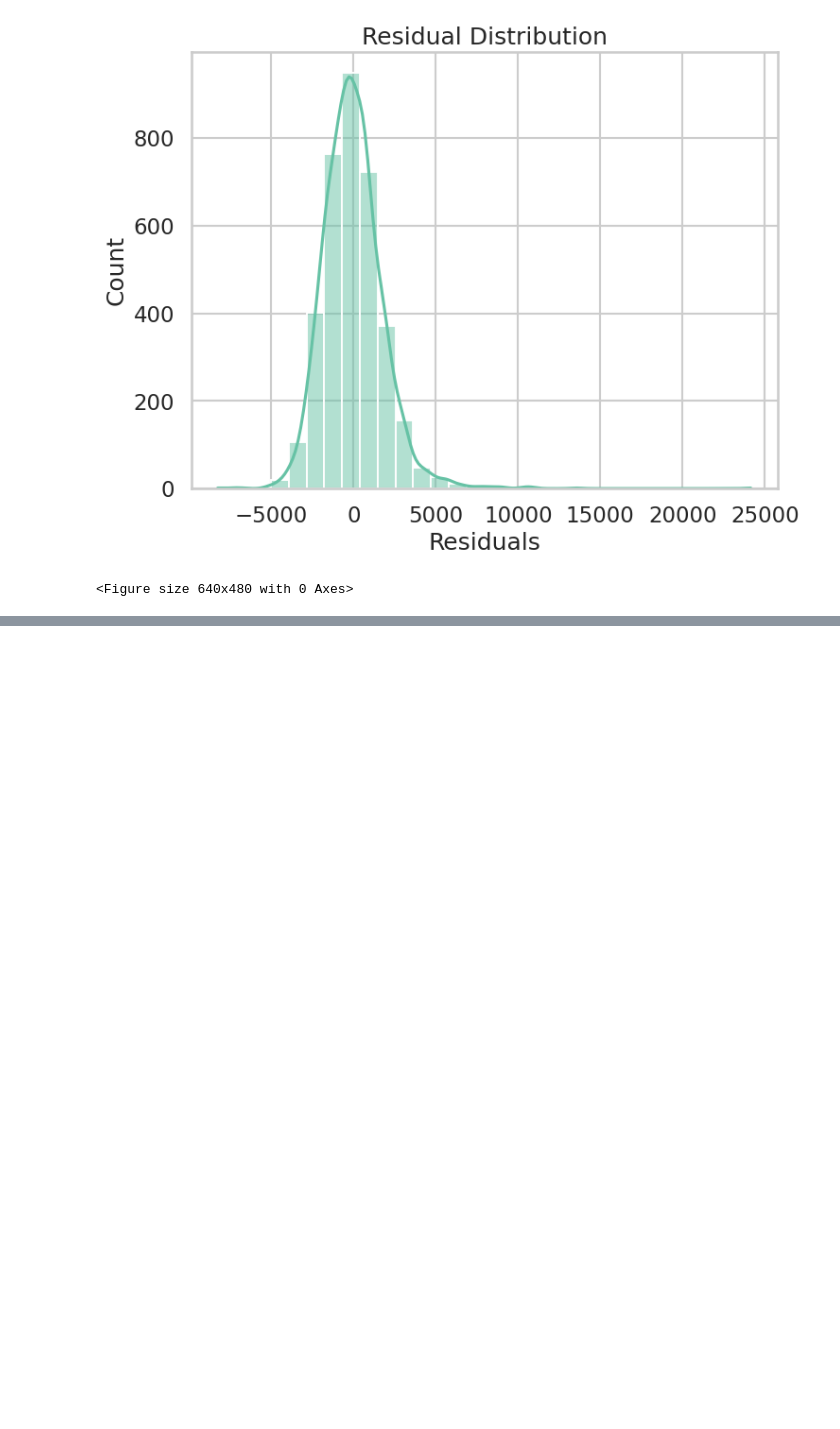
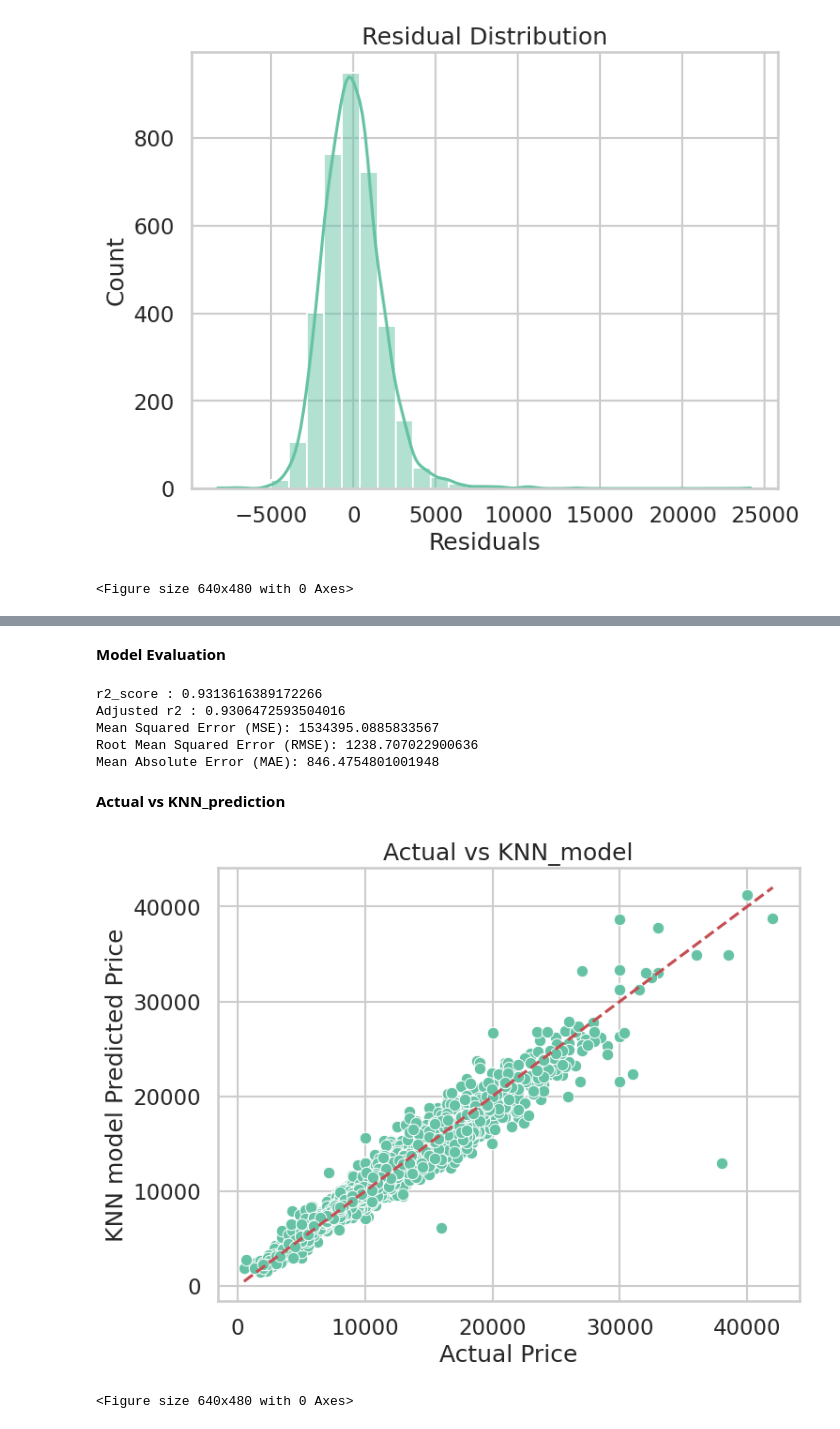
Before and after one commit to code-with-ayyan/Practice-Projects, a Jupyter notebook: Ford-car-price-prediction/ford.ipynb, the cells around one changed output, grey strips where cells are left out. Saved outputs shown, nothing was run; the diff lists cells and outputs as text; code cells hidden in the pictures; blank space fills up the shorter version.

```diff
--- a/Ford-car-price-prediction/ford.ipynb
+++ b/Ford-car-price-prediction/ford.ipynb
@@ -510,0 +502,6 @@ Overall, this project demonstrates a complete machine learning workflow, includi
+# %%
+from sklearn.neighbors import KNeighborsRegressor
+
+KNN_model = KNeighborsRegressor()
+# %%
+KNN_model.fit(X_train,y_train)
@@ -510,0 +510,2 @@ Overall, this project demonstrates a complete machine learning workflow, includi
+# %%
+KNN_prediction = KNN_model.predict(X_test)
@@ -510,0 +533,46 @@ Overall, this project demonstrates a complete machine learning workflow, includi
+# %% [markdown]
+**Model Evaluation**
+# %%
+KNN_model_r2 = r2_score(y_test,KNN_prediction)
+
+KNN_model_adjusted_r2 = 1 - (1 - KNN_model_r2) * (len(y_test) - 1) / (len(y_test) - X_test.shape[1] - 1)
+
+KNN_model_mse = mean_squared_error(y_test, KNN_prediction)
+
+KNN_model_rmse = np.sqrt(KNN_model_mse)
+
+KNN_model_mae = mean_absolute_error(y_test, KNN_prediction)
+
+print(f"r2_score : {KNN_model_r2}")
+
+print(f"Adjusted r2 : {KNN_model_adjusted_r2}")
+
+print(f"Mean Squared Error (MSE): {KNN_model_mse}")
+
+print(f"Root Mean Squared Error (RMSE): {KNN_model_rmse}")
+
+print(f"Mean Absolute Error (MAE): {KNN_model_mae}")
+# %% [output]
+r2_score : 0.9313616389172266
+Adjusted r2 : 0.9306472593504016
+Mean Squared Error (MSE): 1534395.0885833567
+Root Mean Squared Error (RMSE): 1238.707022900636
+Mean Absolute Error (MAE): 846.4754801001948
+# %% [markdown]
+**Actual vs KNN_prediction**
+# %%
+plt.figure(figsize=(8, 6))
+sns.scatterplot(x=y_test, y=KNN_prediction)
+plt.xlabel('Actual Price')
+plt.ylabel('KNN model Predicted Price')
+plt.title('Actual vs KNN_model')
+plt.plot(
+    [y_test.min(), y_test.max()],
+    [y_test.min(), y_test.max()],
+    'r--'
+)
+plt.show()
+plt.savefig('actual_vs_KNN_model.png')
+# %% [output]
+[figure, added]
+<Figure size 640x480 with 0 Axes>
```
Also changed, not shown: parts of 24 cells of this notebook, 6 other files.
